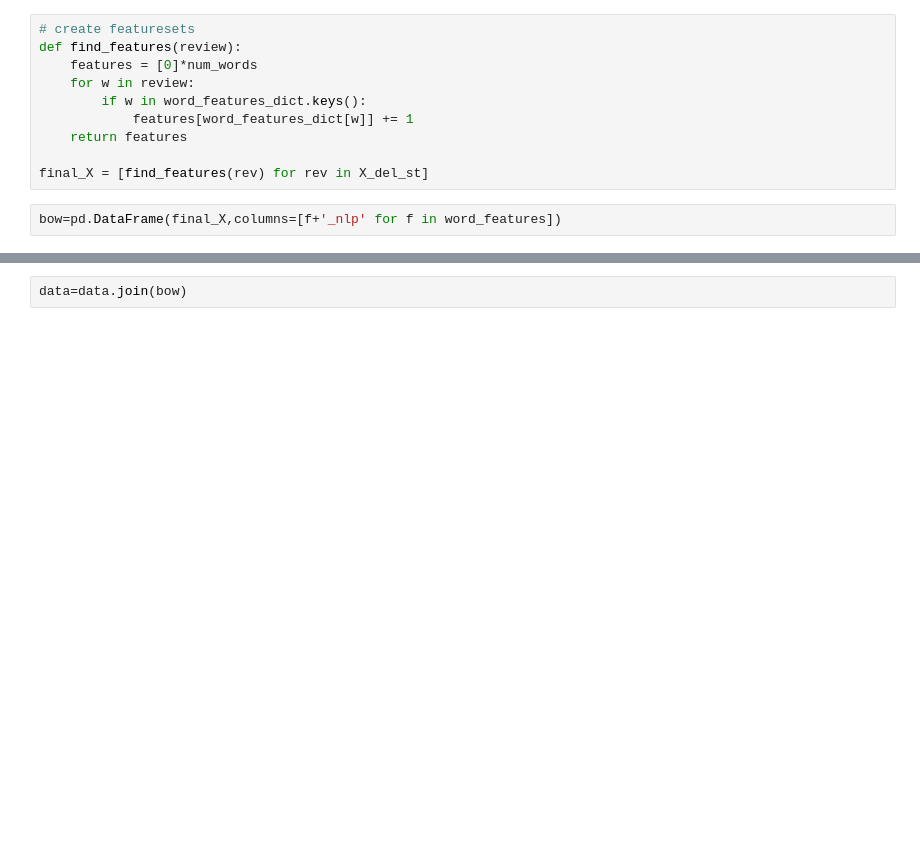
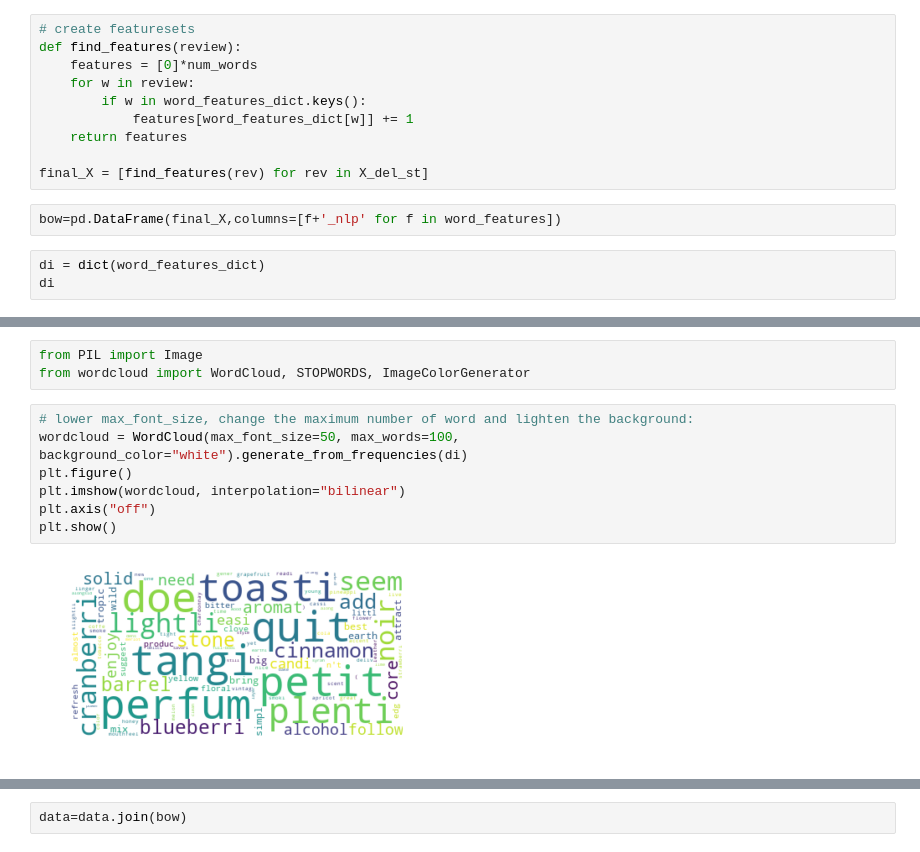
Before and after one commit to DaphineRose/Wine-Predictor, a Jupyter notebook: Model Training/Feature Engineering.ipynb, the cells around one changed output, grey strips where cells are left out. Cells and saved outputs as stored; diff of their text form; blank space fills up the shorter version.

Commit message:
word loud

```diff
--- a/Model Training/Feature Engineering.ipynb
+++ b/Model Training/Feature Engineering.ipynb
@@ -292,3 +284,6 @@ def find_features(review):
 final_X = [find_features(rev) for rev in X_del_st]
 # %%
 bow=pd.DataFrame(final_X,columns=[f+'_nlp' for f in word_features])
+# %%
+di = dict(word_features_dict)
+di
@@ -294,0 +329,12 @@ bow=pd.DataFrame(final_X,columns=[f+'_nlp' for f in word_features])
+# %%
+from PIL import Image
+from wordcloud import WordCloud, STOPWORDS, ImageColorGenerator
+# %%
+# lower max_font_size, change the maximum number of word and lighten the background:
+wordcloud = WordCloud(max_font_size=50, max_words=100, background_color="white").generate_from_frequencies(di)
+plt.figure()
+plt.imshow(wordcloud, interpolation="bilinear")
+plt.axis("off")
+plt.show()
+# %% [output]
+[figure, added]
```
Also changed, not shown: parts of 40 cells of this notebook, 2 other files.
